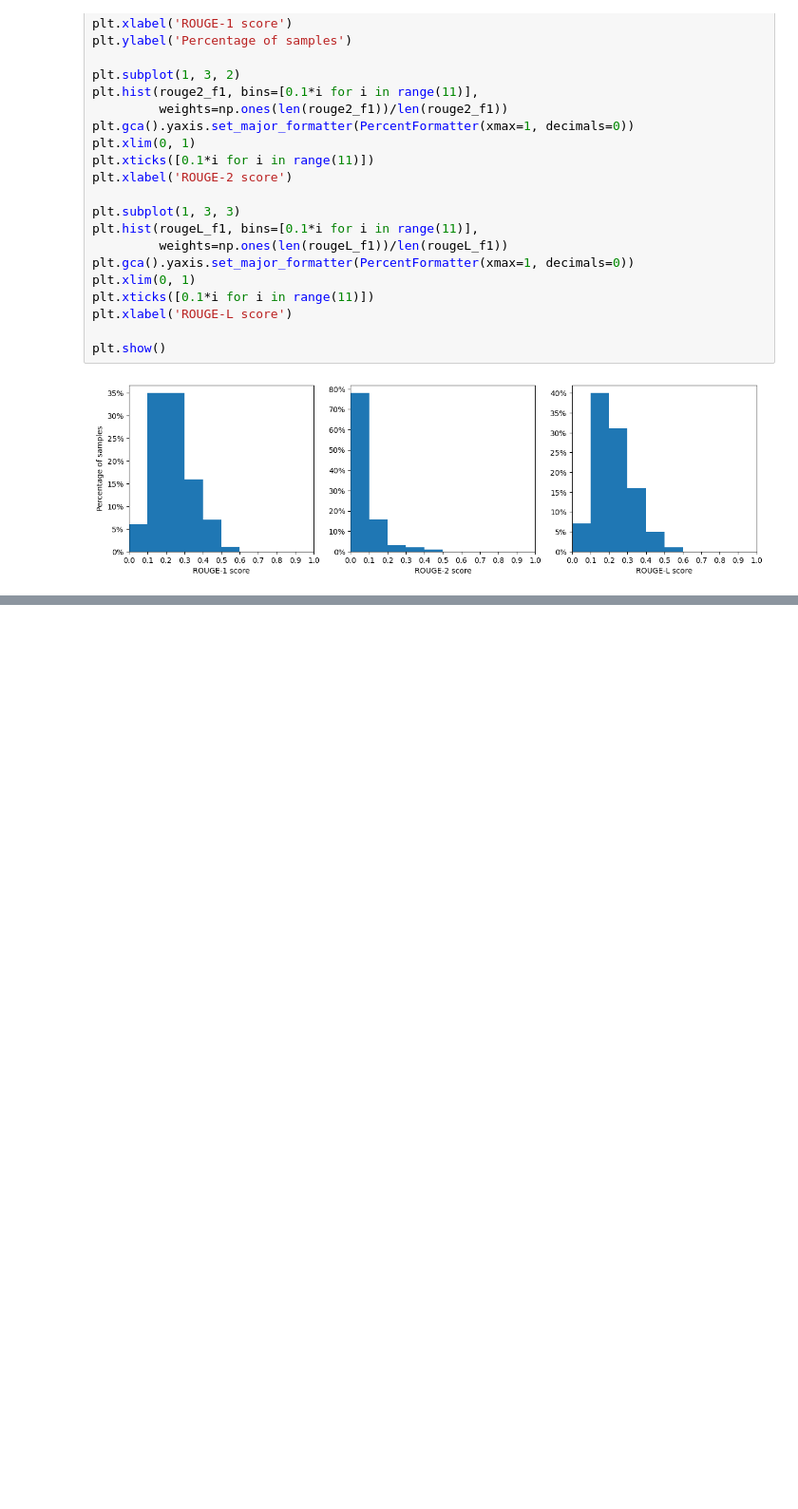
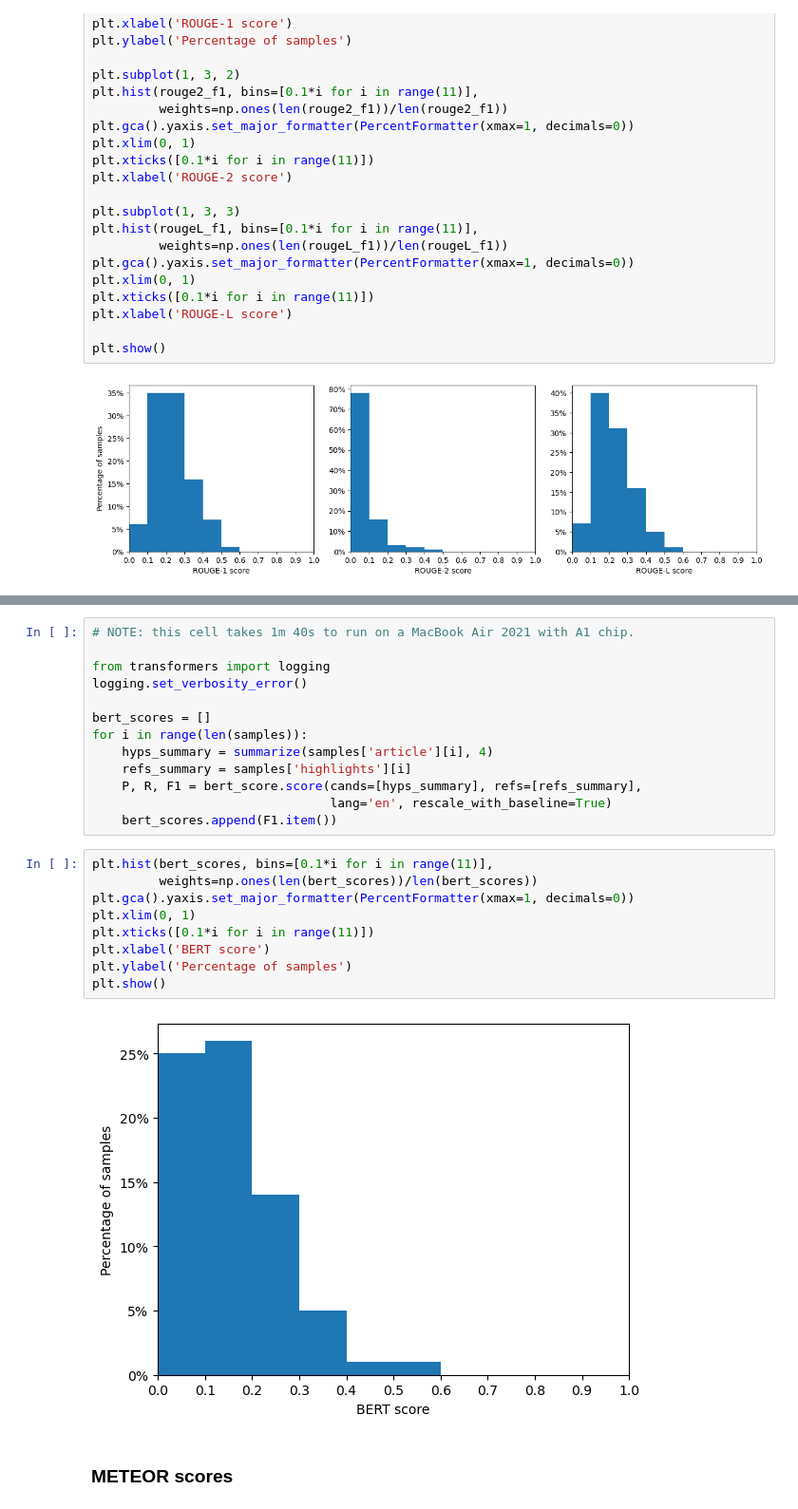
Before and after one commit to zs144/23fa-ece684-final-proj, a Jupyter notebook: method1_baseline.ipynb, the cells around one changed output, grey strips where cells are left out. Shown: that part at 95% size. Drawn from its saved outputs; the diff is of its cells as text; blank space fills up the shorter version.

```diff
--- a/method1_baseline.ipynb
+++ b/method1_baseline.ipynb
@@ -227,0 +297,26 @@ plt.show()
+# %%
+# NOTE: this cell takes 1m 40s to run on a MacBook Air 2021 with A1 chip.
+
+from transformers import logging
+logging.set_verbosity_error()
+
+bert_scores = []
+for i in range(len(samples)):
+    hyps_summary = summarize(samples['article'][i], 4)
+    refs_summary = samples['highlights'][i]
+    P, R, F1 = bert_score.score(cands=[hyps_summary], refs=[refs_summary],
+                                lang='en', rescale_with_baseline=True)
+    bert_scores.append(F1.item())
+# %%
+plt.hist(bert_scores, bins=[0.1*i for i in range(11)],
+         weights=np.ones(len(bert_scores))/len(bert_scores))
+plt.gca().yaxis.set_major_formatter(PercentFormatter(xmax=1, decimals=0))
+plt.xlim(0, 1)
+plt.xticks([0.1*i for i in range(11)])
+plt.xlabel('BERT score')
+plt.ylabel('Percentage of samples')
+plt.show()
+# %% [output]
+[figure, added]
+# %% [markdown]
+### METEOR scores
```
Also changed, not shown: parts of 17 cells of this notebook.
